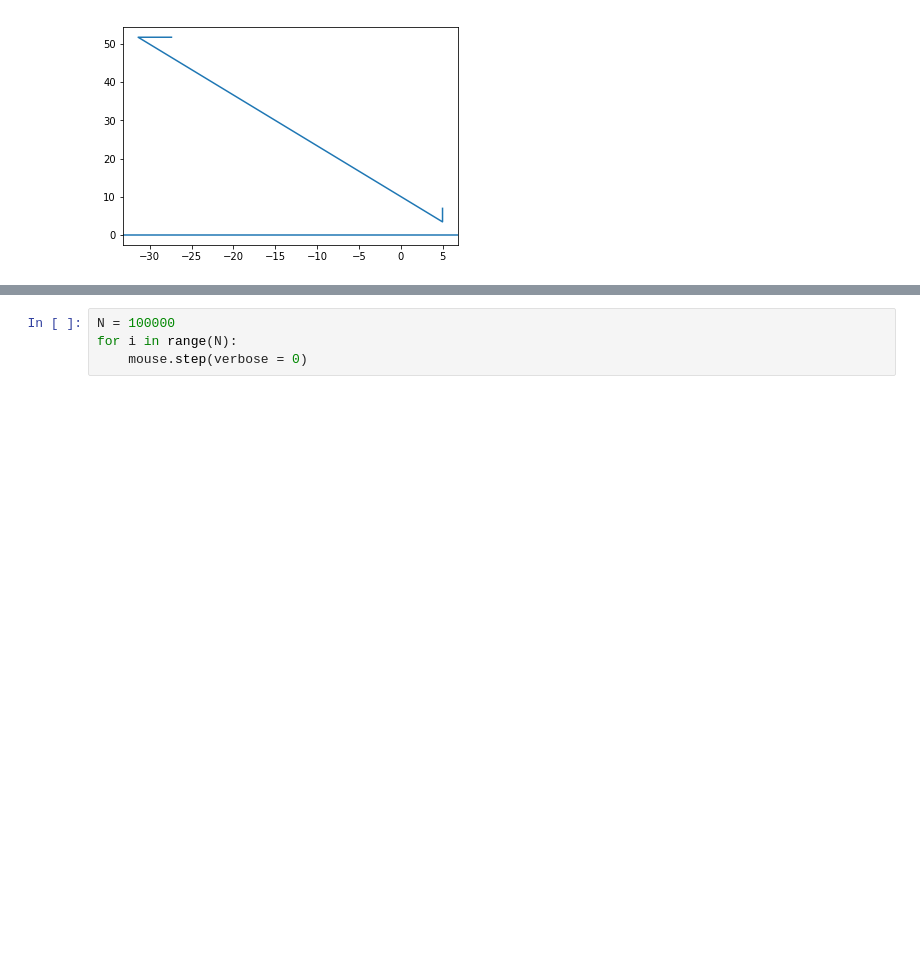
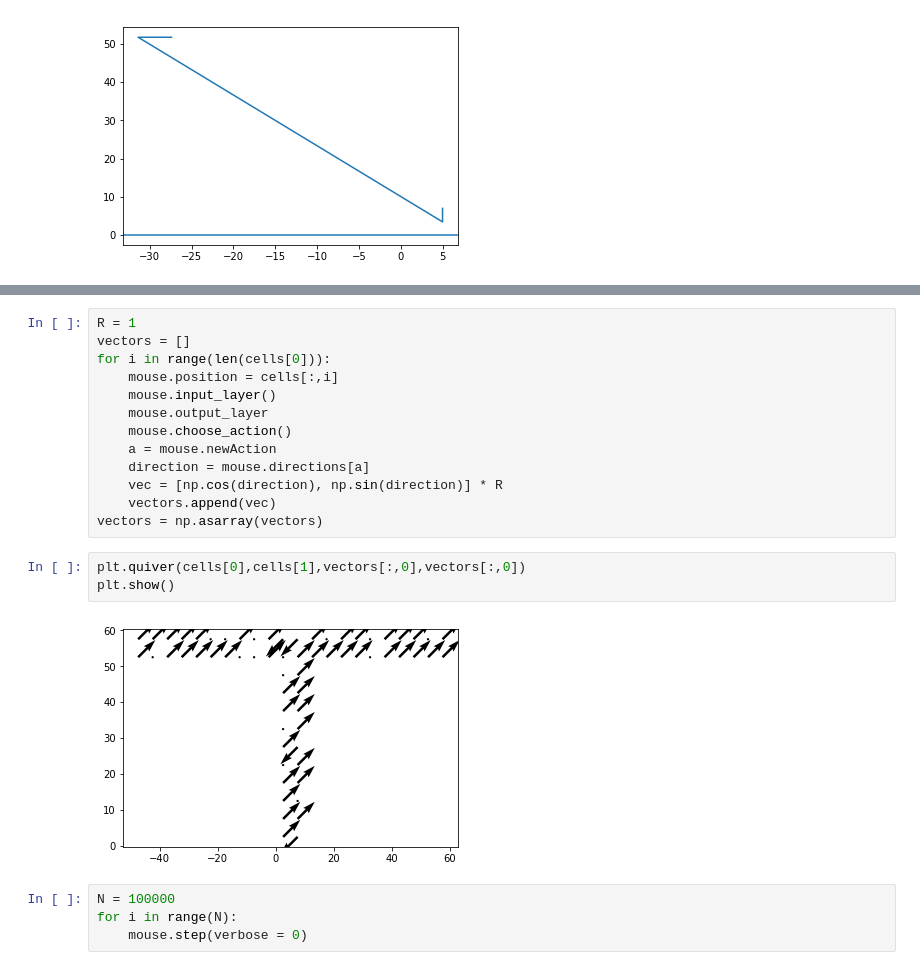
Before and after one commit to imLew/MHBF-project, a Jupyter notebook: main.ipynb, the cells around one changed output, grey strips where cells are left out. Cells and saved outputs as stored; diff of their text form; blank space fills up the shorter version.

```diff
--- a/main.ipynb
+++ b/main.ipynb
@@ -299,3 +331,21 @@ plt.show()
+# %%
+R = 1
+vectors = []
+for i in range(len(cells[0])):
+    mouse.position = cells[:,i]
+    mouse.input_layer()
+    mouse.output_layer
+    mouse.choose_action()
+    a = mouse.newAction
+    direction = mouse.directions[a]
+    vec = [np.cos(direction), np.sin(direction)] * R
+    vectors.append(vec)
+vectors = np.asarray(vectors)
+# %%
+plt.quiver(cells[0],cells[1],vectors[:,0],vectors[:,0])
+plt.show()
+# %% [output]
+[figure, added]
 # %%
 N = 100000
 for i in range(N):
```
Also changed, not shown: parts of 5 cells of this notebook.
